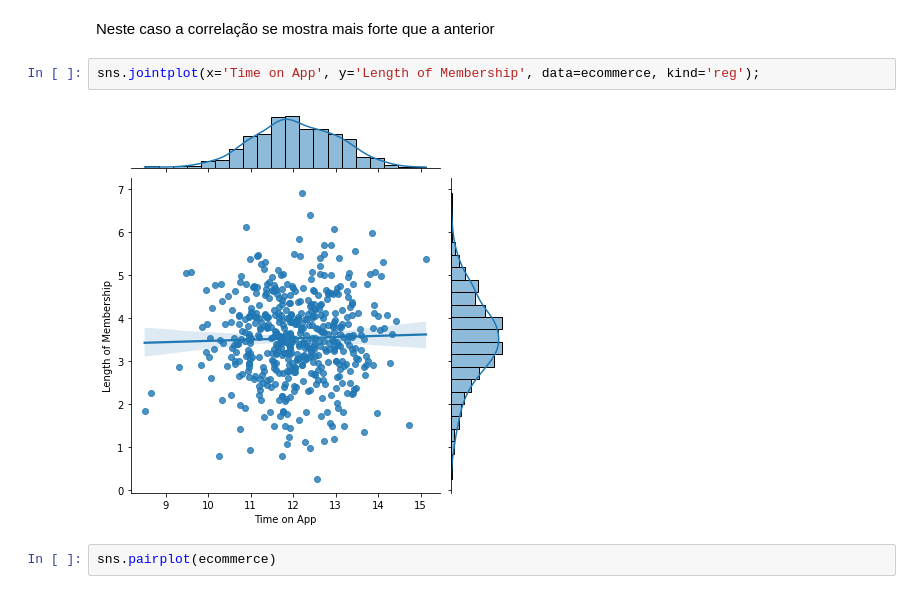
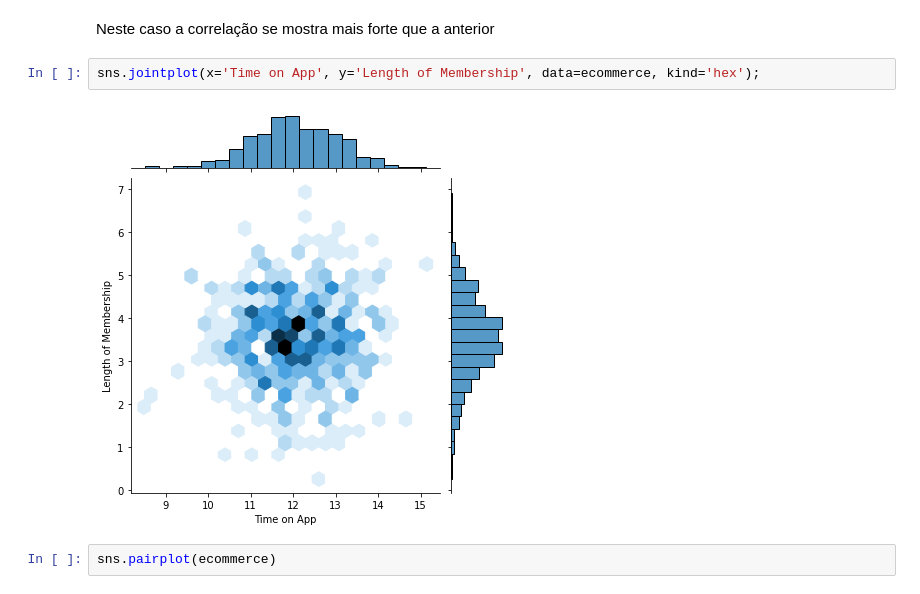
Before and after one commit to FivMeyer/Python_Studies, a Jupyter notebook: 02_linear_regression.ipynb, the cells around one changed output. Saved outputs shown, nothing was run; the diff lists cells and outputs as text.

```diff
--- a/02_linear_regression.ipynb
+++ b/02_linear_regression.ipynb
@@ -221,9 +221,9 @@ sns.jointplot(x='Time on App', y='Yearly Amount Spent', data=ecommerce, kind='re
 # %% [markdown]
 Neste caso a correlação se mostra mais forte que a anterior
 # %%
-sns.jointplot(x='Time on App', y='Length of Membership', data=ecommerce, kind='reg');
+sns.jointplot(x='Time on App', y='Length of Membership', data=ecommerce, kind='hex');
 # %% [output]
-[figure, old version]
+[figure, new version]
 # %%
 sns.pairplot(ecommerce)
 # %% [output]
```
Also changed, not shown: parts of 6 cells of this notebook.
